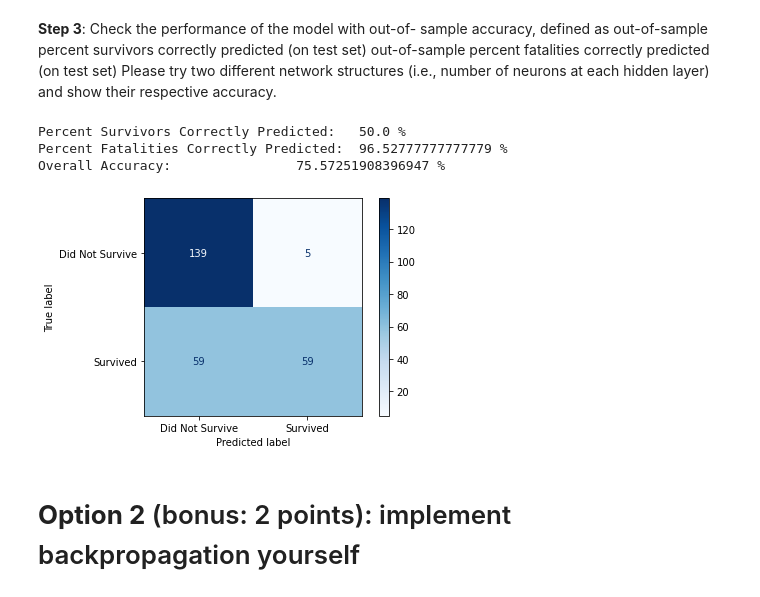
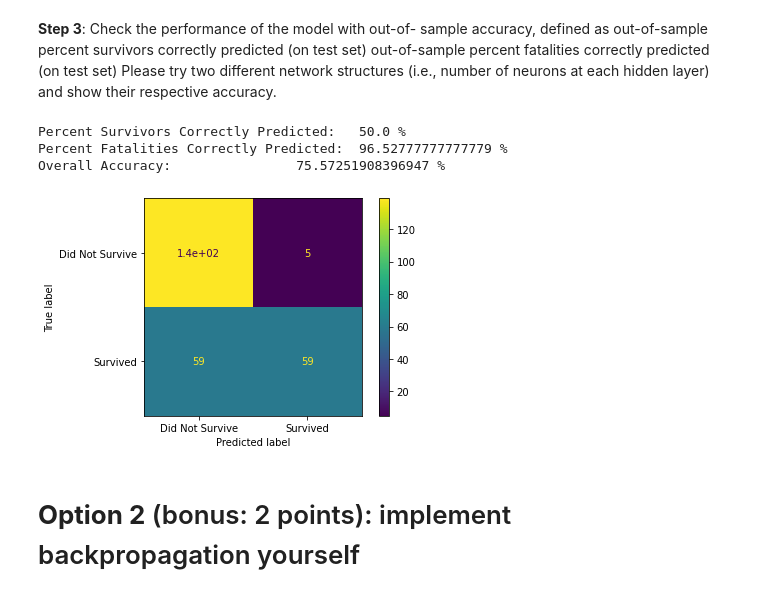
Before and after one commit to sahupra1357/CPE695AML, a Jupyter notebook: HW4/Pradeep_Sahu_HW4.ipynb, the cells around one changed output. Drawn from its saved outputs; the diff is of its cells as text; code cells hidden in the pictures.

```diff
--- a/HW4/Pradeep_Sahu_HW4.ipynb
+++ b/HW4/Pradeep_Sahu_HW4.ipynb
@@ -141,13 +145,18 @@ tn, fp, fn, tp = confusion_matrix(y_test, y_pred).ravel()
 print('Percent Survivors Correctly Predicted:\t', 100*(tp / (tp + fn)), '%')
 print('Percent Fatalities Correctly Predicted:\t', 100*(tn / (tn + fp)), '%')
 print('Overall Accuracy:\t\t', 100*accuracy_score(y_test,y_pred), '%\n')
-plot_confusion_matrix(classifier, X_test, y_test, cmap=plt.cm.Blues,  display_labels = ['Did Not Survive', 'Survived'],values_format='d')
-plt.show()
+#plot_confusion_matrix(classifier, X_test, y_test, cmap=plt.cm.Blues,  display_labels = ['Did Not Survive', 'Survived'],values_format='d')
+#plt.show()
 # %% [output]
 Percent Survivors Correctly Predicted:   50.0 %
 Percent Fatalities Correctly Predicted:  96.52777777777779 %
 Overall Accuracy:                75.57251908396947 %
-[figure, removed]
+# %%
+disp = ConfusionMatrixDisplay(confusion_matrix=cm,display_labels=['Did Not Survive', 'Survived'])
+disp.plot()
+plt.show()
+# %% [output]
+[figure, added]
 # %% [markdown]
 # **Option 2** (bonus: 2 points): implement backpropagation yourself
 # %%
```
Also changed, not shown: parts of 3 cells of this notebook.
